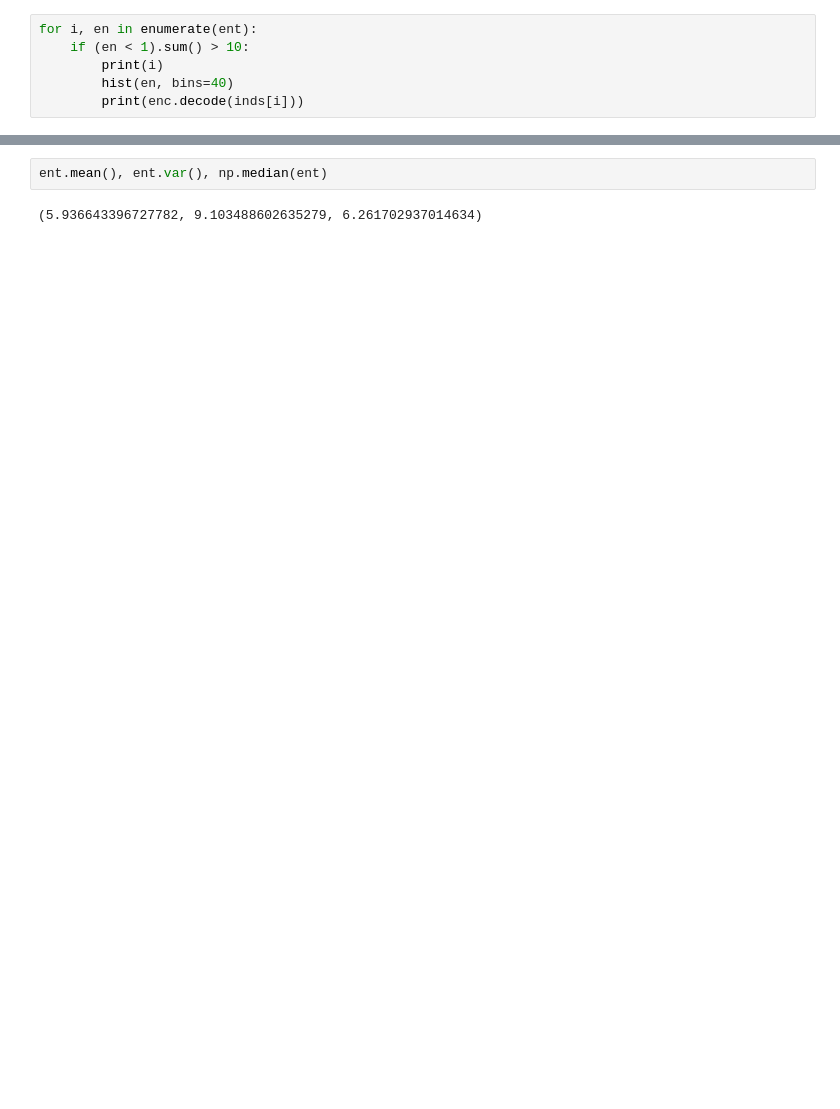
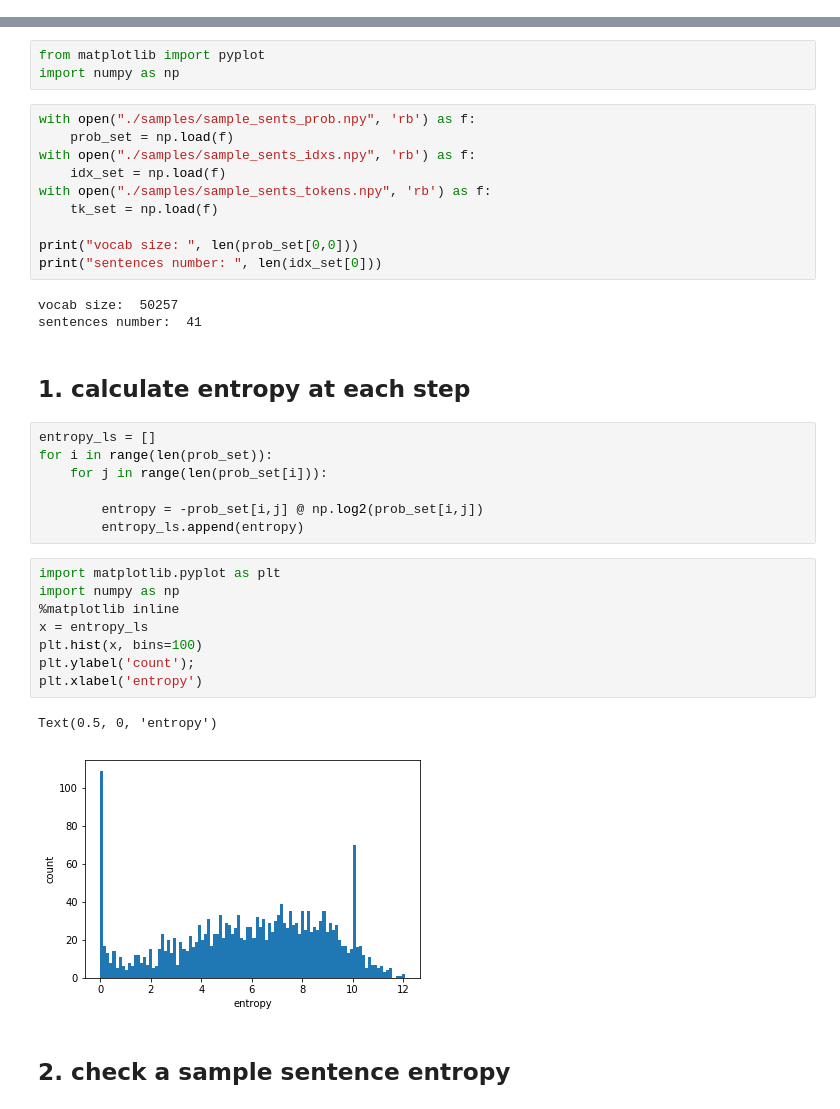
Before and after one commit to falcondai/lm-steganography, a Jupyter notebook: entropy.ipynb, the cells around one changed output, grey strips where cells are left out. Cells and saved outputs as stored; diff of their text form; blank space fills up the shorter version.

```diff
--- a/entropy.ipynb
+++ b/entropy.ipynb
@@ -45,6 +0,0 @@ hist(ent.flatten(), bins=40)
-# %%
-for i, en in enumerate(ent):
-    if (en < 1).sum() > 10:
-        print(i)
-        hist(en, bins=40)
-        print(enc.decode(inds[i]))
@@ -91,4 +1,38 @@ enc.decode(inds[21])
-# %%
-ent.mean(), ent.var(), np.median(ent)
-# %% [output]
-(5.936643396727782, 9.103488602635279, 6.261702937014634)
+# %%
+from matplotlib import pyplot
+import numpy as np
+# %%
+with open("./samples/sample_sents_prob.npy", 'rb') as f:
+    prob_set = np.load(f)
+with open("./samples/sample_sents_idxs.npy", 'rb') as f:
+    idx_set = np.load(f)
+with open("./samples/sample_sents_tokens.npy", 'rb') as f:
+    tk_set = np.load(f)
+
+print("vocab size: ", len(prob_set[0,0]))
+print("sentences number: ", len(idx_set[0]))
+# %% [output]
+vocab size:  50257
+sentences number:  41
+# %% [markdown]
+## 1. calculate entropy at each step
+# %%
+entropy_ls = []
+for i in range(len(prob_set)):
+    for j in range(len(prob_set[i])):
+
+        entropy = -prob_set[i,j] @ np.log2(prob_set[i,j])
+        entropy_ls.append(entropy)
+# %%
+import matplotlib.pyplot as plt
+import numpy as np
+%matplotlib inline
+x = entropy_ls
+plt.hist(x, bins=100)
+plt.ylabel('count');
+plt.xlabel('entropy')
+# %% [output]
+Text(0.5, 0, 'entropy')
+[figure, added]
+# %% [markdown]
+## 2. check a sample sentence entropy
```
Also changed, not shown: parts of 37 cells of this notebook, 2 other files.
